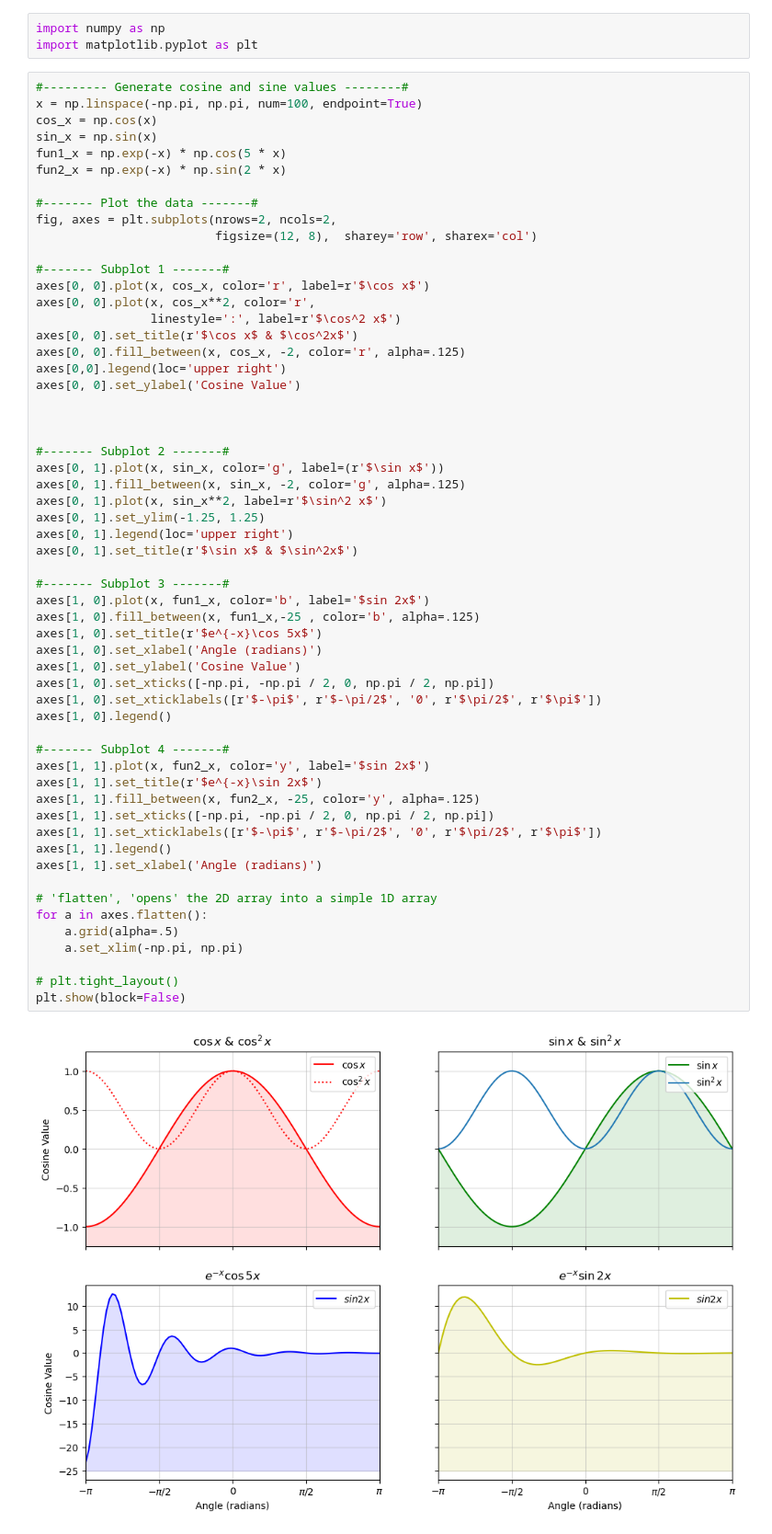
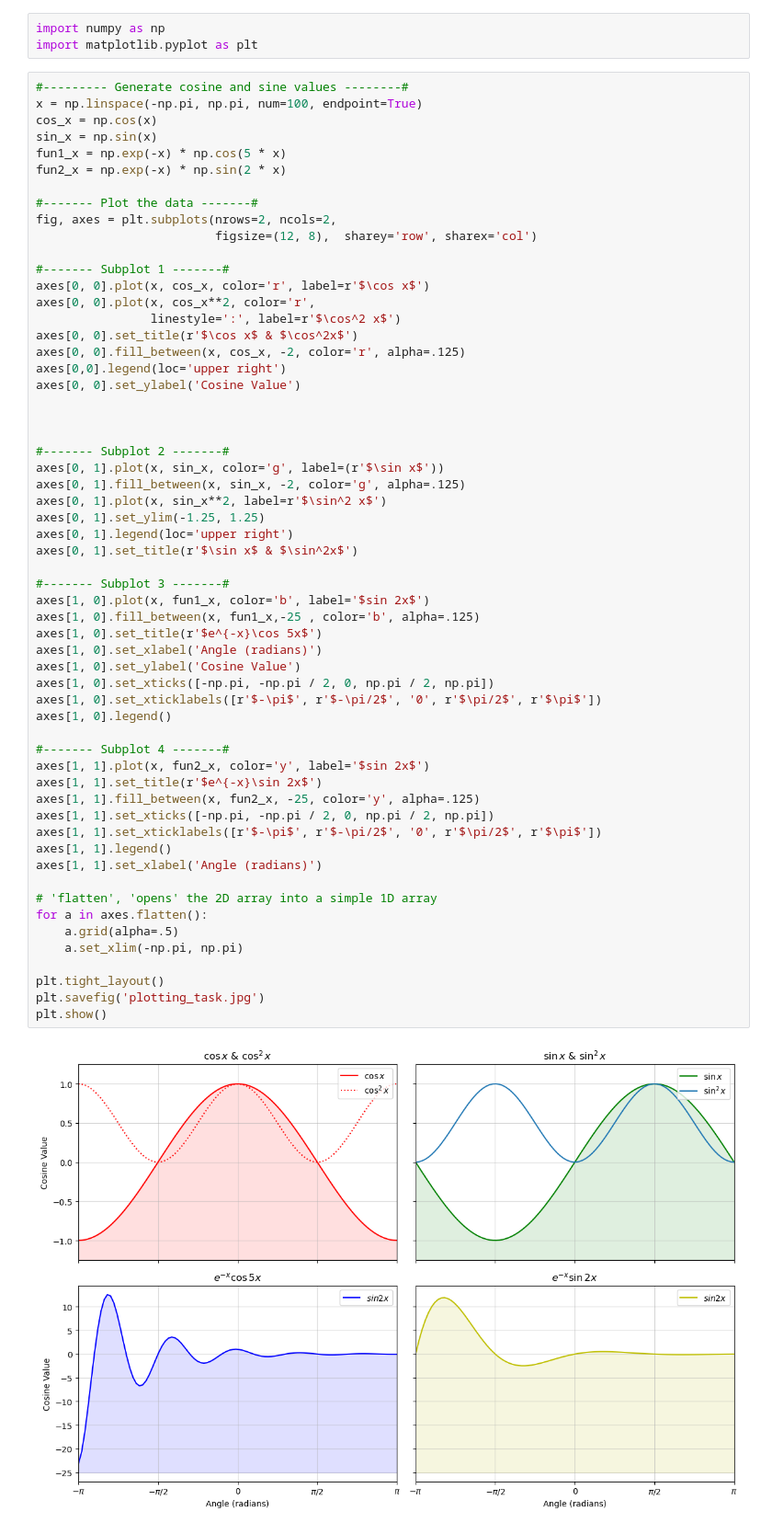
Before and after one commit to SPS-SP2273/learning-portfolio-jcohyan, a Jupyter notebook: 7.2_plotting__exercises/plotting_(good)_exercises.ipynb, the cells around one changed output. Shown: that part at 92% size. Drawn from its saved outputs; the diff is of its cells as text.

```diff
--- a/7.2_plotting__exercises/plotting_(good)_exercises.ipynb
+++ b/7.2_plotting__exercises/plotting_(good)_exercises.ipynb
@@ -34,33 +34,34 @@ axes[0, 1].fill_between(x, sin_x, -2, color='g', alpha=.125)
 axes[0, 1].plot(x, sin_x**2, label=r'$\sin^2 x$')
 axes[0, 1].set_ylim(-1.25, 1.25)
 axes[0, 1].legend(loc='upper right')
 axes[0, 1].set_title(r'$\sin x$ & $\sin^2x$')
 
 #------- Subplot 3 -------#
 axes[1, 0].plot(x, fun1_x, color='b', label='$sin 2x$')
 axes[1, 0].fill_between(x, fun1_x,-25 , color='b', alpha=.125)
 axes[1, 0].set_title(r'$e^{-x}\cos 5x$')
 axes[1, 0].set_xlabel('Angle (radians)')
 axes[1, 0].set_ylabel('Cosine Value')
 axes[1, 0].set_xticks([-np.pi, -np.pi / 2, 0, np.pi / 2, np.pi])
 axes[1, 0].set_xticklabels([r'$-\pi$', r'$-\pi/2$', '0', r'$\pi/2$', r'$\pi$'])
 axes[1, 0].legend()
 
 #------- Subplot 4 -------#
 axes[1, 1].plot(x, fun2_x, color='y', label='$sin 2x$')
 axes[1, 1].set_title(r'$e^{-x}\sin 2x$')
 axes[1, 1].fill_between(x, fun2_x, -25, color='y', alpha=.125)
 axes[1, 1].set_xticks([-np.pi, -np.pi / 2, 0, np.pi / 2, np.pi])
 axes[1, 1].set_xticklabels([r'$-\pi$', r'$-\pi/2$', '0', r'$\pi/2$', r'$\pi$'])
 axes[1, 1].legend()
 axes[1, 1].set_xlabel('Angle (radians)')
 
 # 'flatten', 'opens' the 2D array into a simple 1D array
 for a in axes.flatten():
     a.grid(alpha=.5)
     a.set_xlim(-np.pi, np.pi)
 
-# plt.tight_layout()
-plt.show(block=False)
+plt.tight_layout()
+plt.savefig('plotting_task.jpg')
+plt.show()
 # %% [output]
-[figure, old version]
+[figure, new version]
```
Also changed, not shown: 3 other files.
